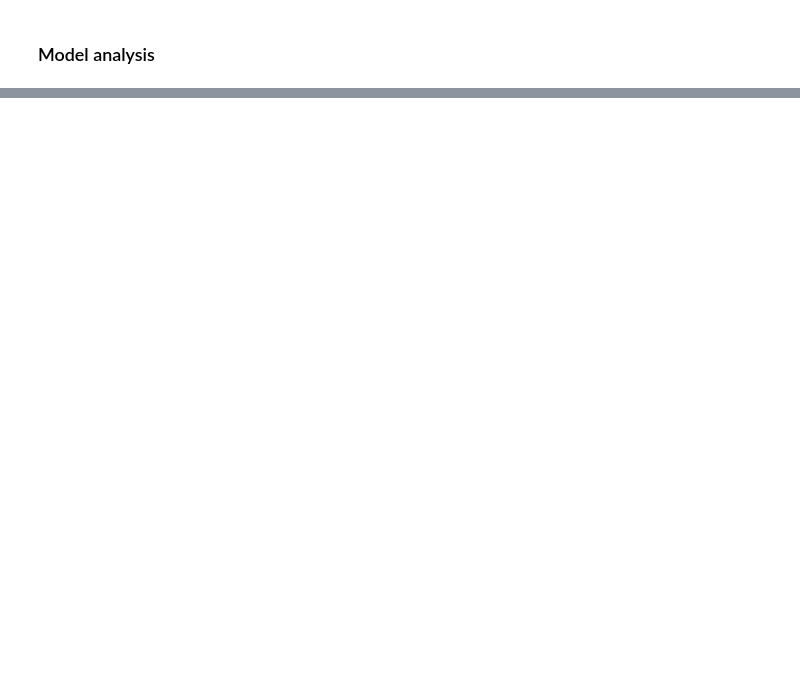
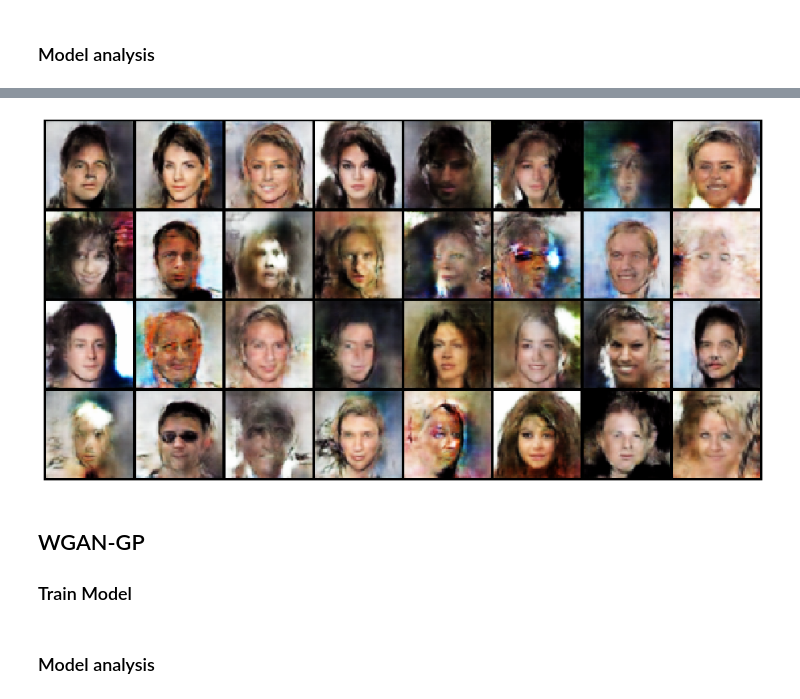
Before and after one commit to polmonroig/faceGAN, a Jupyter notebook: faceGAN.ipynb, the cells around one changed output, grey strips where cells are left out. Drawn from its saved outputs; the diff is of its cells as text; code cells hidden in the pictures; blank space fills up the shorter version.

Commit message:
Add WGAN training and sample

```diff
--- a/faceGAN.ipynb
+++ b/faceGAN.ipynb
@@ -124,3 +124,16 @@ display_images(img)
 # %% [markdown]
 ## WGAN MODEL
 ### Train Model
+# %%
+from models.WGAN.WGAN import WGAN
+
+save_dir = "models/WGAN/model_states/"
+
+
+model = WGAN(device=device, save_dir=save_dir)
+model.compile()
+# %%
+g_epochs = 215000
+d_epochs = 5
+
+model.train(dataloader, g_epochs, d_epochs)
@@ -128,0 +164,12 @@ display_images(img)
+# %%
+noise = torch.randn(32, 100,1, 1, device=device)
+img = model(noise)
+# %%
+display_images(img)
+# %% [output]
+[figure, added]
+# %% [markdown]
+## WGAN-GP
+### Train Model
+# %% [markdown]
+### Model analysis
```
Also changed, not shown: parts of 2 cells of this notebook, 7 other files.
